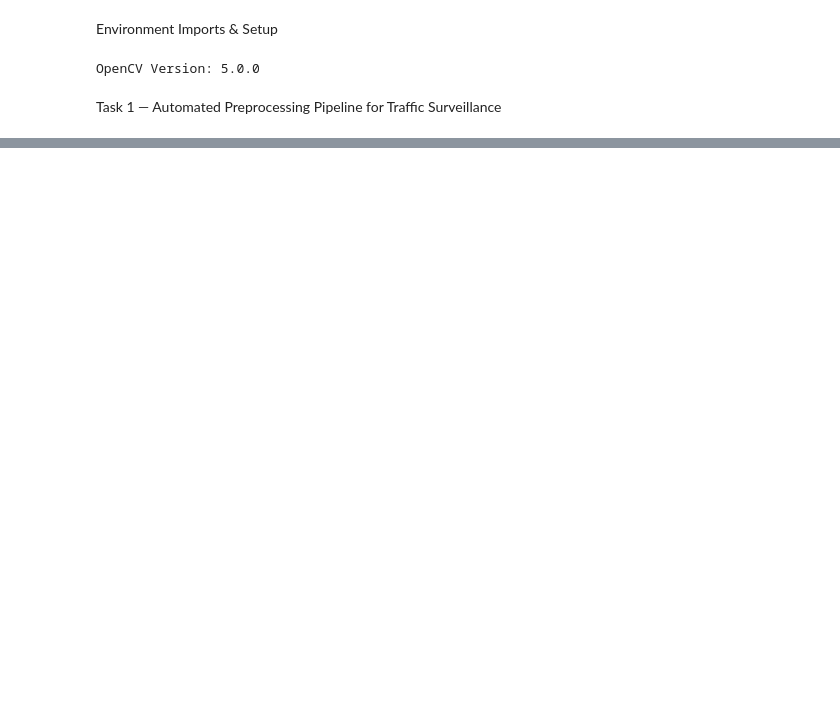
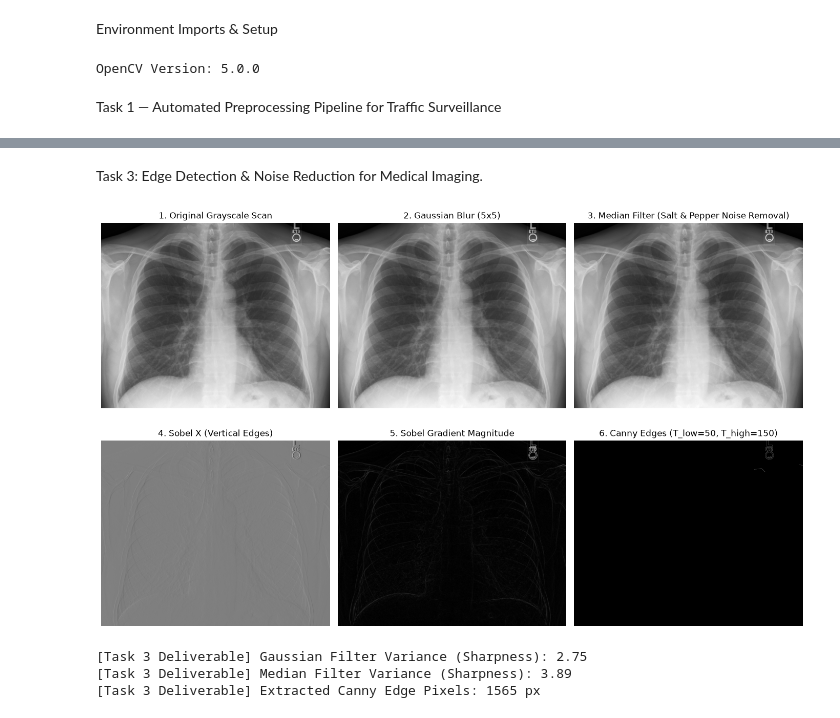
Before and after one commit to Areebanaeemsatti/aipdd_project, a Jupyter notebook: notebooks/lab03_cv_pipeline.ipynb, the cells around one changed output, grey strips where cells are left out. Cells and saved outputs as stored; diff of their text form; code cells hidden in the pictures; blank space fills up the shorter version.

```diff
--- a/notebooks/lab03_cv_pipeline.ipynb
+++ b/notebooks/lab03_cv_pipeline.ipynb
@@ -57,0 +120,72 @@ print(f"[Task 1 Deliverable] Tensor Value Range: Min = {normalized_tensor.min():
+# %% [markdown]
+Task 3: Edge Detection & Noise Reduction for Medical Imaging.
+# %%
+import cv2
+import numpy as np
+import matplotlib.pyplot as plt
+
+# 1. Load medical scan image in grayscale mode
+image_path = r"C:\Users\WK Traders\aipdd_project\data\medical_scan.jpg"
+medical_gray = cv2.imread(image_path, cv2.IMREAD_GRAYSCALE)
+
+if medical_gray is None:
+    raise FileNotFoundError(f"Image not found at {image_path}. Download the sample image first.")
+
+# 2. Compare Gaussian Blurring and Median Filtering for noise suppression
+gaussian_filtered = cv2.GaussianBlur(medical_gray, (5, 5), 0)
+median_filtered = cv2.medianBlur(medical_gray, 5)
+
+# 3. Sobel Edge Detection along X and Y axes & compute Gradient Magnitude
+sobel_x = cv2.Sobel(median_filtered, cv2.CV_64F, 1, 0, ksize=3)
+sobel_y = cv2.Sobel(median_filtered, cv2.CV_64F, 0, 1, ksize=3)
+
+# Magnitude calculation: sqrt(Sobel_X^2 + Sobel_Y^2)
+sobel_magnitude = cv2.magnitude(sobel_x, sobel_y)
+sobel_magnitude = np.uint8(np.clip(sobel_magnitude, 0, 255))
+
+# 4. Canny Edge Detection with tuned hysteresis thresholds (T_lower=50, T_upper=150)
+t_lower, t_upper = 50, 150
+canny_edges = cv2.Canny(median_filtered, t_lower, t_upper)
+
+# Deliverable: Grid display of filtering stages and quantitative metrics
+fig, axes = plt.subplots(2, 3, figsize=(14, 9))
+
+axes[0, 0].imshow(medical_gray, cmap="gray")
+axes[0, 0].set_title("1. Original Grayscale Scan")
+axes[0, 0].axis("off")
+
+axes[0, 1].imshow(gaussian_filtered, cmap="gray")
+axes[0, 1].set_title("2. Gaussian Blur (5x5)")
+axes[0, 1].axis("off")
+
+axes[0, 2].imshow(median_filtered, cmap="gray")
+axes[0, 2].set_title("3. Median Filter (Salt & Pepper Noise Removal)")
+axes[0, 2].axis("off")
+
+axes[1, 0].imshow(sobel_x, cmap="gray")
+axes[1, 0].set_title("4. Sobel X (Vertical Edges)")
+axes[1, 0].axis("off")
+
+axes[1, 1].imshow(sobel_magnitude, cmap="gray")
+axes[1, 1].set_title("5. Sobel Gradient Magnitude")
+axes[1, 1].axis("off")
+
+axes[1, 2].imshow(canny_edges, cmap="gray")
+axes[1, 2].set_title(f"6. Canny Edges (T_low={t_lower}, T_high={t_upper})")
+axes[1, 2].axis("off")
+
+plt.tight_layout()
+plt.show()
+
+# Quantitative Metrics
+g_variance = cv2.Laplacian(gaussian_filtered, cv2.CV_64F).var()
+m_variance = cv2.Laplacian(median_filtered, cv2.CV_64F).var()
+
+print(f"[Task 3 Deliverable] Gaussian Filter Variance (Sharpness): {g_variance:.2f}")
+print(f"[Task 3 Deliverable] Median Filter Variance (Sharpness): {m_variance:.2f}")
+print(f"[Task 3 Deliverable] Extracted Canny Edge Pixels: {cv2.countNonZero(canny_edges)} px")
+# %% [output]
+[figure, added]
+[Task 3 Deliverable] Gaussian Filter Variance (Sharpness): 2.75
+[Task 3 Deliverable] Median Filter Variance (Sharpness): 3.89
+[Task 3 Deliverable] Extracted Canny Edge Pixels: 1565 px
```
Also changed, not shown: parts of 9 cells of this notebook, 15 other files.
